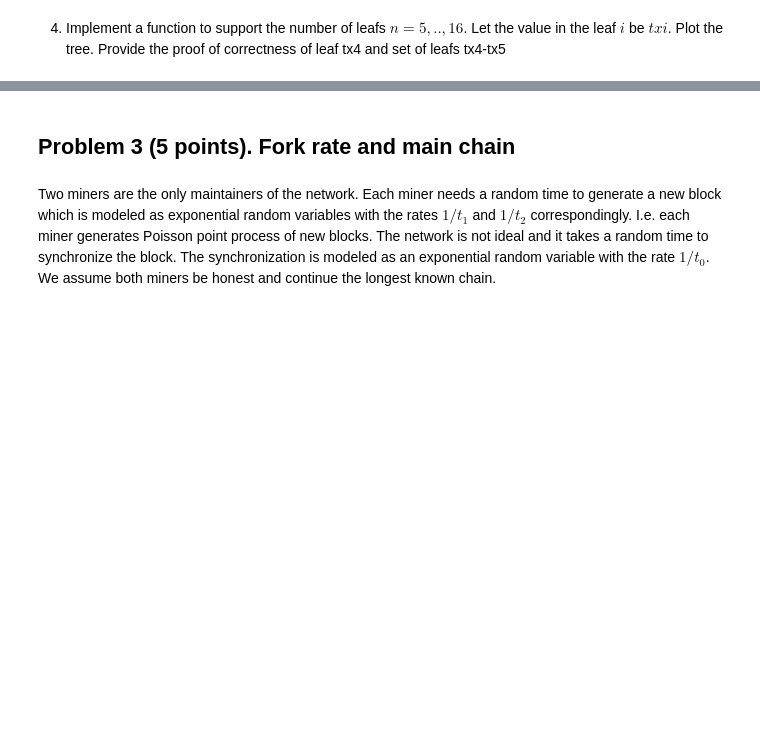
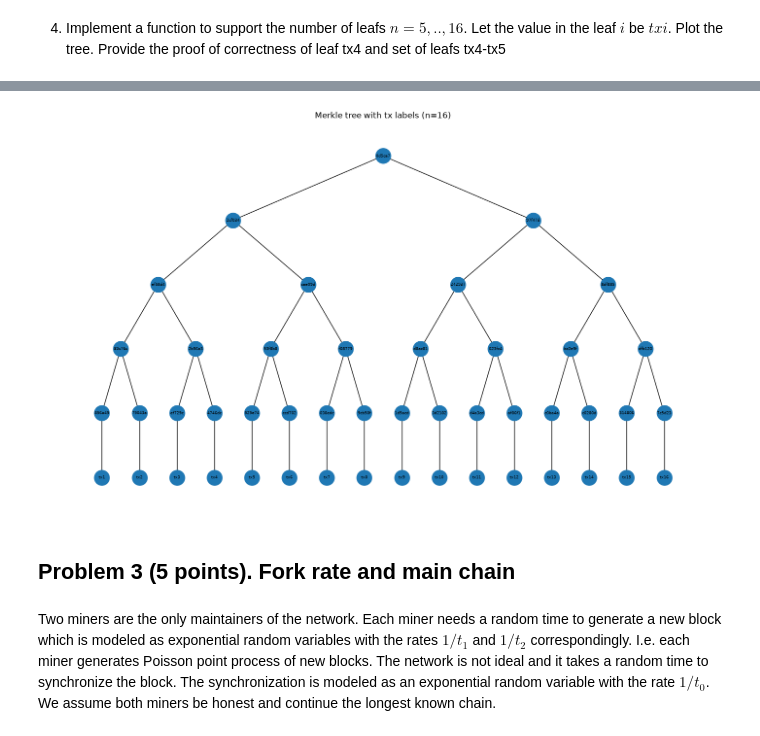
Before and after one commit to ifde/distributed-ledger-systems, a Jupyter notebook: frolov_ivan_Home_Assignment_1.ipynb, the cells around one changed output, grey strips where cells are left out. Drawn from its saved outputs; the diff is of its cells as text; code cells hidden in the pictures; blank space fills up the shorter version.

```diff
--- a/frolov_ivan_Home_Assignment_1.ipynb
+++ b/frolov_ivan_Home_Assignment_1.ipynb
@@ -131,3 +432,54 @@ nx.draw_networkx_labels(G, positions, labels = labels, font_size = 8)
+# %%
+# draw
+
+import networkx as nx
+import matplotlib.pyplot as plt
+
+leaf_vals = [f"tx{i}".encode() for i in range(1, 17)]
+children, hashes, root = build_merkle(leaf_vals)
+n = len(leaf_vals)
+
+G = nx.Graph()
+for p, ks in children.items():
+    for k in ks:
+        G.add_edge(p, k)
+for i in range(n):
+    G.add_node(i)
+
+label_id = {i: 10_000 + i for i in range(n)}
+for i in range(n):
+    G.add_node(label_id[i])
+    G.add_edge(i, label_id[i])
+
+pos = {}
+xs = {i: i for i in range(n)}
+pos.update({i: (xs[i], 0) for i in range(n)})
+
+for p, (a, b) in children.items():
+    ax, _ = pos[a]
+    bx, _ = pos[b]
+    pos[p] = ((ax + bx) / 2, max(pos[a][1], pos[b][1]) + 1)
+
+for i in range(n):
+    pos[label_id[i]] = (pos[i][0], pos[i][1] - 1)
+
+plt.figure(figsize=(14, 8))
+nx.draw(G, pos, node_size=500, with_labels=False)
+
+labels = {}
+for i in range(n):
+    labels[i] = hashes[i].hex()[:6]                    # leaf hash
+    labels[label_id[i]] = f"tx{i+1}"                   # tx label below it
+for p in children:
+    labels[p] = hashes[p].hex()[:6]                    # internal hashes
+
+nx.draw_networkx_labels(G, pos, labels=labels, font_size=6)
+
+plt.axis("off")
+plt.title("Merkle tree with tx labels (n=16)")
+plt.show()
+# %% [output]
+[figure, added]
 # %% [markdown]
 ## Problem 3 (5 points). Fork rate and main chain
 # %% [markdown]
```
Also changed, not shown: parts of 27 cells of this notebook, 2 other files.
